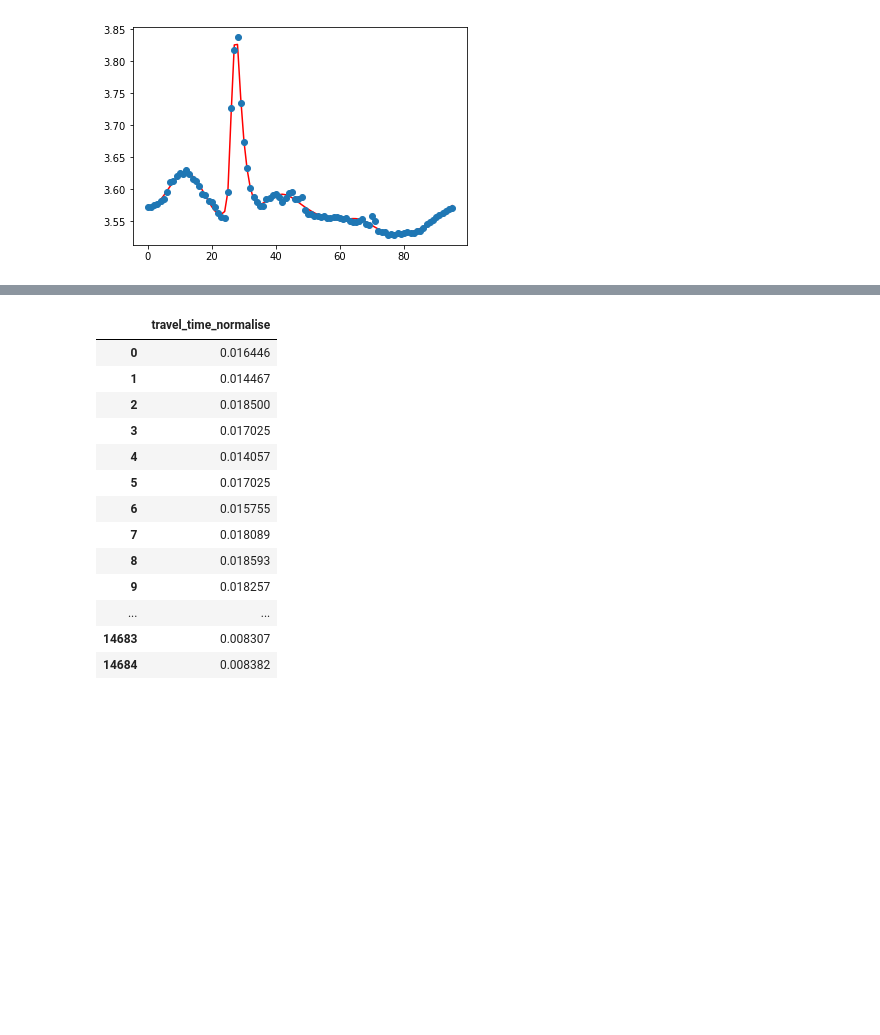
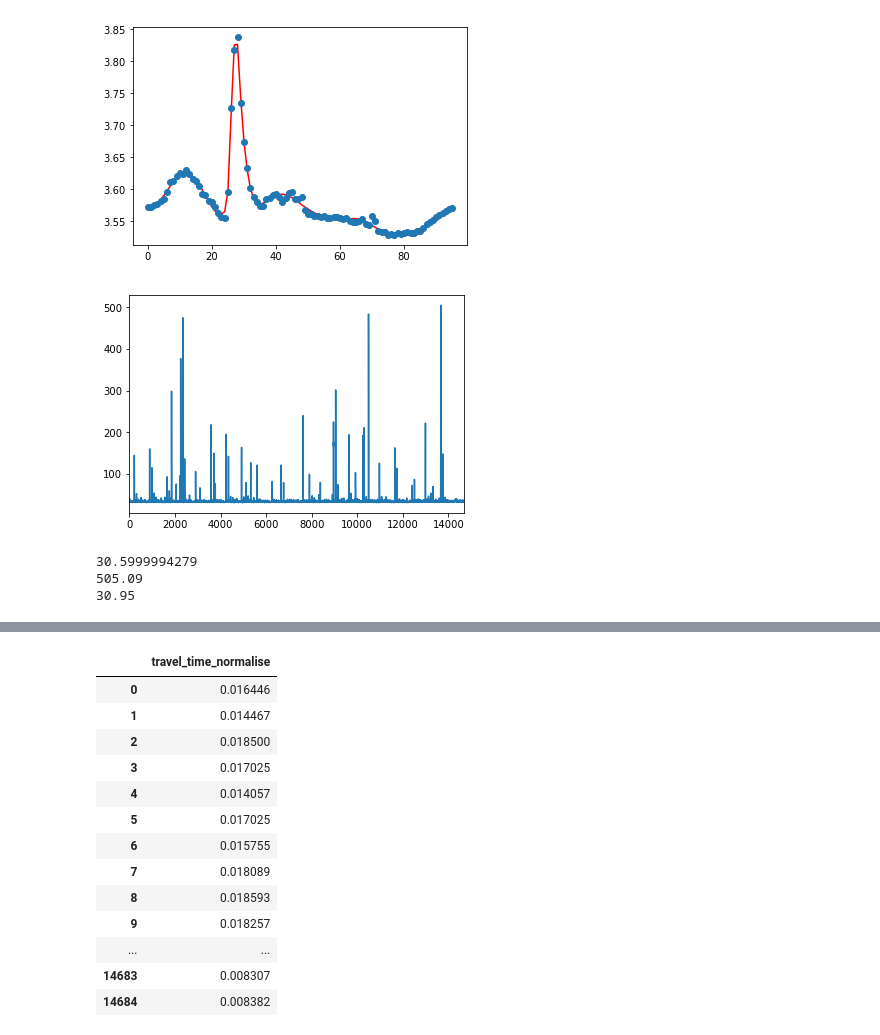
Before and after one commit to zydarChen/predict_17, a Jupyter notebook: Highways_England/LM326.ipynb, the cells around one changed output, grey strips where cells are left out. Drawn from its saved outputs; the diff is of its cells as text; code cells hidden in the pictures; blank space fills up the shorter version.

```diff
--- a/Highways_England/LM326.ipynb
+++ b/Highways_England/LM326.ipynb
@@ -69,3 +67,21 @@ plt.show()
 # %%
 df[['link_ID', 'date', 'travel_time_log', 'travel_time', 'flow', 'speed', 'length', 'q']].to_csv(
     './data/HE_2013_M25LM326_6_10.csv', header=True, index=None, sep=';', mode='w')
+# %%
+df['travel_time'].plot()
+plt.show()
+# %% [output]
+[figure, added]
+# %%
+length = df['length'][0]
+v_max = 120
+t_min = length*3.6/v_max
+t_max = df['travel_time'].max()
+df['travel_time_normalise'] = df['travel_time'].map(lambda x: (x-t_min) / (t_max-t_min))
+print df['length'][0]*3.6/120
+print df['travel_time'].max()
+print df['travel_time'].min()
+# %% [output]
+30.5999994279
+505.09
+30.95
```
Also changed, not shown: parts of 5 cells of this notebook.
